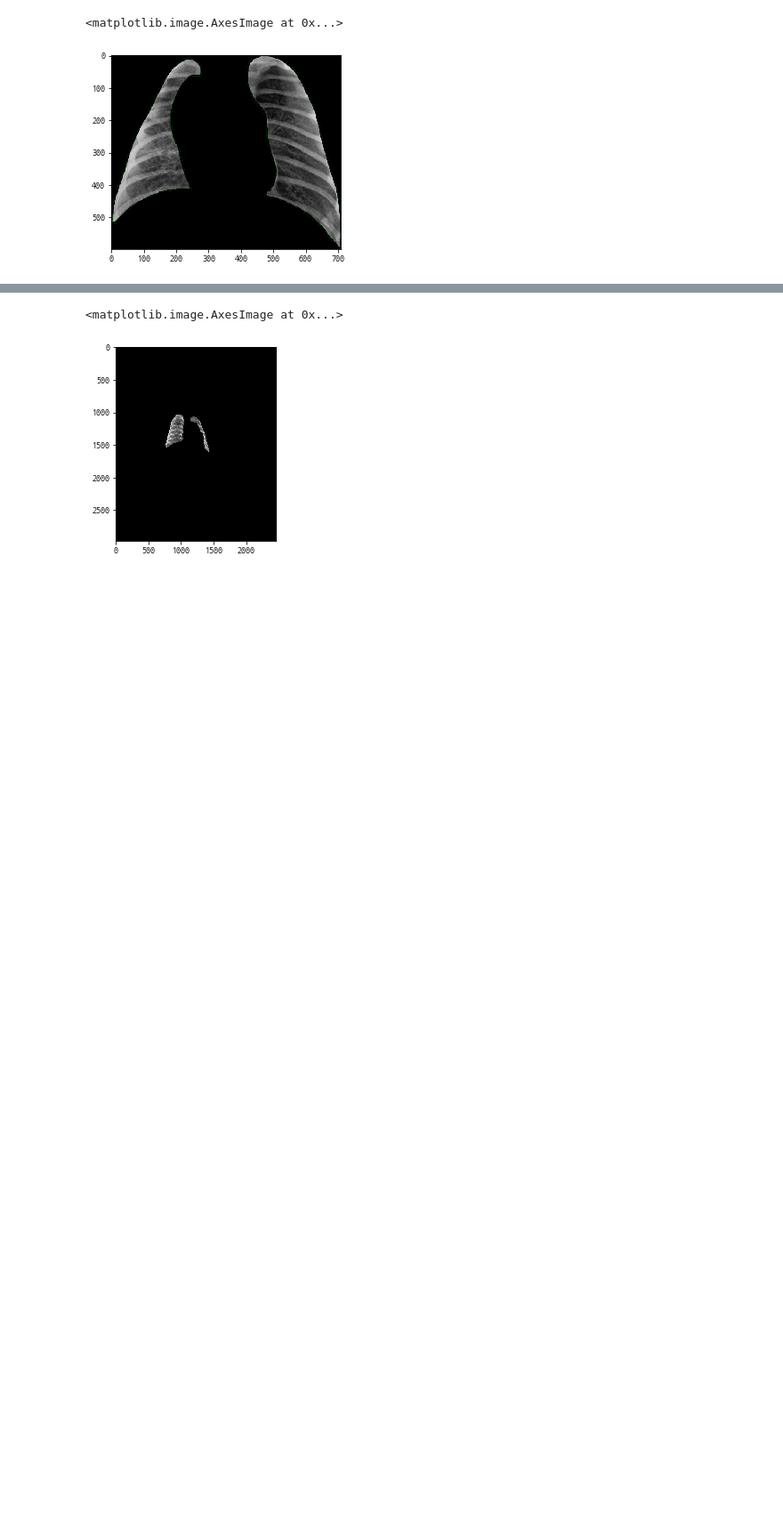
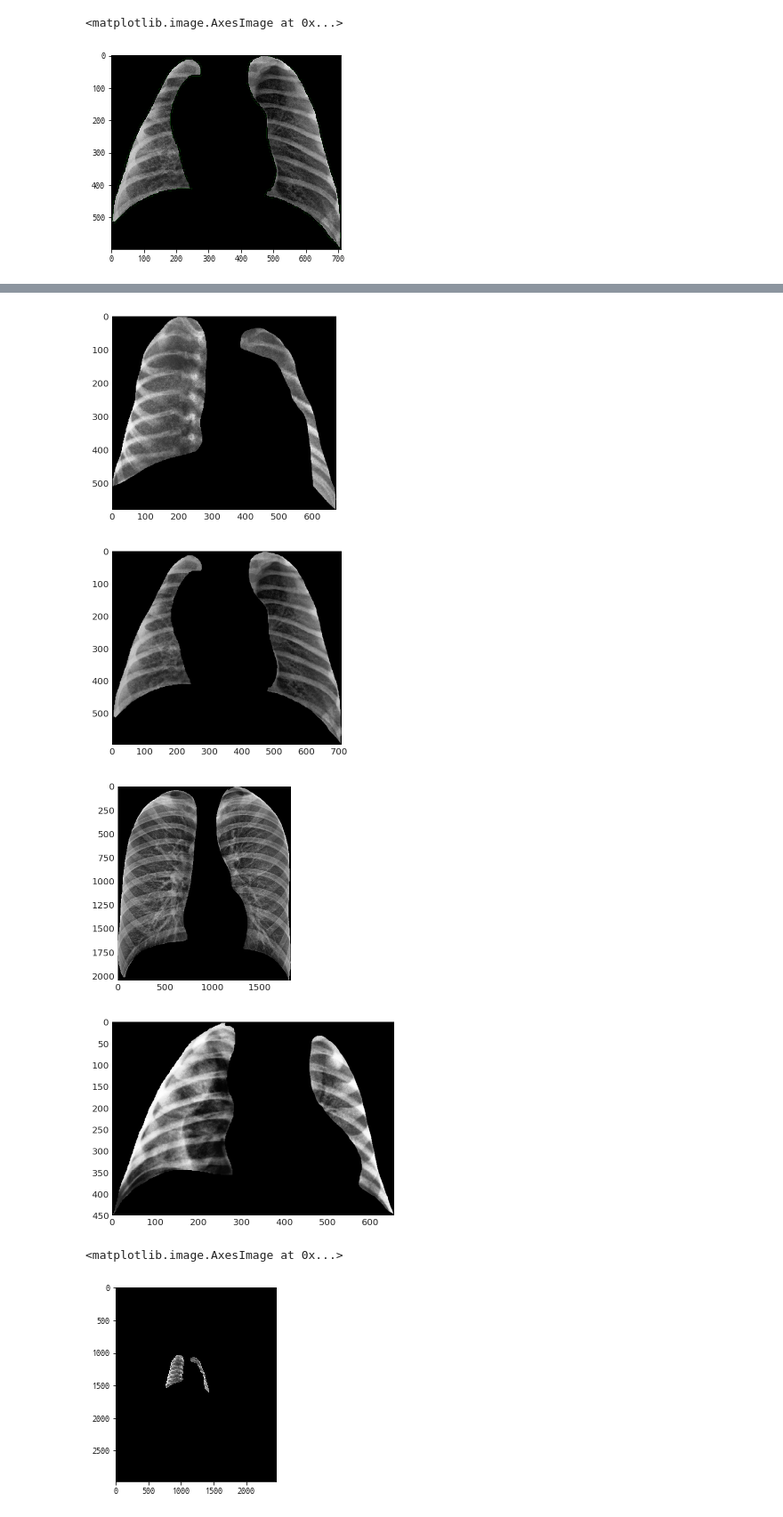
Before and after one commit to Pleasant-riot/Lung-Disease-Detection, a Jupyter notebook: [PREP]img_crop_resize.ipynb, the cells around one changed output, grey strips where cells are left out. Shown at 89% size. Drawn from its saved outputs; the diff is of its cells as text; code cells hidden in the pictures; blank space fills up the shorter version.

```diff
--- a/[PREP]img_crop_resize.ipynb
+++ b/[PREP]img_crop_resize.ipynb
@@ -150,3 +233,19 @@ print(len(contours))
+# %%
+plt.imshow(crop('/home/ncp/workspace/data/DL/d4/H03_00329_01.png'))
+plt.show()
+plt.imshow(crop('/home/ncp/workspace/data/DL/d1/H05_00835_02.png'))
+plt.show()
+
+plt.imshow(crop('/home/ncp/workspace/data/DL/d1/H05_00799_01.png'))
+plt.show()
+
+plt.imshow(crop('/home/ncp/workspace/data/DL/d1/H03_00488_01.png'))
+plt.show()
+# %% [output]
+[figure, added]
+[figure, added]
+[figure, added]
+[figure, added]
 # %%
 path= '/home/ncp/workspace/data/DL/d4'
 img_01= cv2.imread(path+'/'+'H03_00329_01.png')
```
Also changed, not shown: parts of 19 cells of this notebook, 14 other files.
